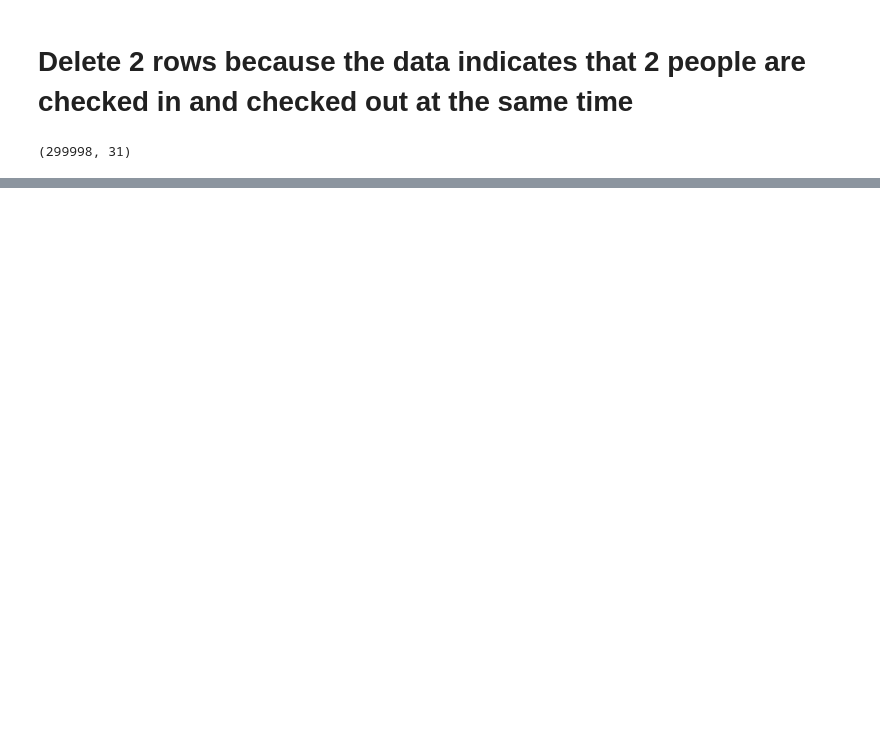
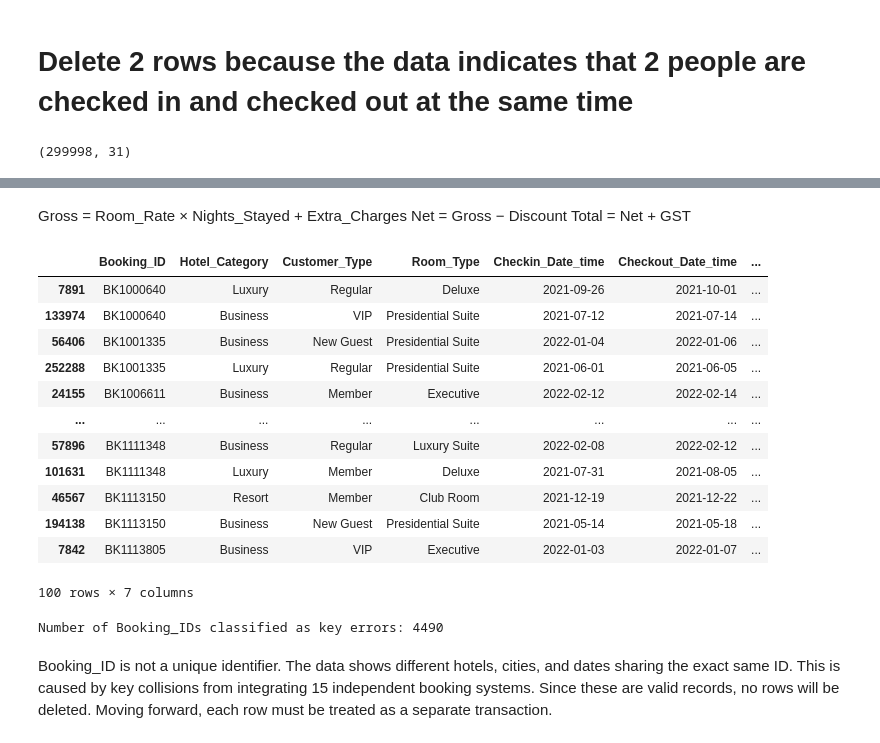
Before and after one commit to maksymzg/hotel-revenue-analytics, a Jupyter notebook: notebooks/01_data_cleaning.ipynb, the cells around one changed output, grey strips where cells are left out. Drawn from its saved outputs; the diff is of its cells as text; code cells hidden in the pictures; blank space fills up the shorter version.

Commit message:
feat: validate revenue calculation logic and analyze duplicate IDs

```diff
--- a/notebooks/01_data_cleaning.ipynb
+++ b/notebooks/01_data_cleaning.ipynb
@@ -221,0 +257,45 @@ print(df.shape)
+# %% [markdown]
+Gross = Room_Rate × Nights_Stayed + Extra_Charges
+Net = Gross − Discount
+Total = Net + GST
+# %%
+# 1. Izolujemy wszystkie wiersze z powtarzającym się Booking_ID
+duplicates = df[df.duplicated(subset=['Booking_ID'], keep=False)].copy()
+
+# 2. Sortujemy, żeby widzieć te same ID jedno pod drugim
+duplicates = duplicates.sort_values(by='Booking_ID')
+
+columns_to_view = ['Booking_ID', 'Hotel_Category', 'Customer_Type', 'Room_Type','Checkin_Date_time', 'Checkout_Date_time', 'Nights_Stayed']
+# 3. dodano dodatkowo kolumny dat
+
+display(duplicates[columns_to_view].head(100))
+# %% [output]
+|  | Booking_ID | Hotel_Category | Customer_Type | Room_Type | Checkin_Date_time | Checkout_Date_time | ... |
+| 7891 | BK1000640 | Luxury | Regular | Deluxe | 2021-09-26 | 2021-10-01 | ... |
+| 133974 | BK1000640 | Business | VIP | Presidential Suite | 2021-07-12 | 2021-07-14 | ... |
+| 56406 | BK1001335 | Business | New Guest | Presidential Suite | 2022-01-04 | 2022-01-06 | ... |
+| 252288 | BK1001335 | Luxury | Regular | Presidential Suite | 2021-06-01 | 2021-06-05 | ... |
+| 24155 | BK1006611 | Business | Member | Executive | 2022-02-12 | 2022-02-14 | ... |
+| ... | ... | ... | ... | ... | ... | ... | ... |
+| 57896 | BK1111348 | Business | Regular | Luxury Suite | 2022-02-08 | 2022-02-12 | ... |
+| 101631 | BK1111348 | Luxury | Member | Deluxe | 2021-07-31 | 2021-08-05 | ... |
+| 46567 | BK1113150 | Resort | Member | Club Room | 2021-12-19 | 2021-12-22 | ... |
+| 194138 | BK1113150 | Business | New Guest | Presidential Suite | 2021-05-14 | 2021-05-18 | ... |
+| 7842 | BK1113805 | Business | VIP | Executive | 2022-01-03 | 2022-01-07 | ... |
+100 rows × 7 columns
+# %%
+
+validation = duplicates.groupby('Booking_ID').agg(
+    unique_hotels=('Hotel_Category', 'nunique'),
+    unique_customers=('Customer_Type', 'nunique')
+)
+
+# Hypothesis 1: Key Error
+# Different hotels or customers were incorrectly assigned the same ID.
+key_errors = validation[(validation['unique_hotels'] > 1) | (validation['unique_customers'] > 1)]
+
+print(f"Number of Booking_IDs classified as key errors: {len(key_errors)}")
+# %% [output]
+Number of Booking_IDs classified as key errors: 4490
+# %% [markdown]
+Booking_ID is not a unique identifier. The data shows different hotels, cities, and dates sharing the exact same ID. This is caused by key collisions from integrating 15 independent booking systems. Since these are valid records, no rows will be deleted. Moving forward, each row must be treated as a separate transaction.
```
Also changed, not shown: parts of 2 cells of this notebook.
